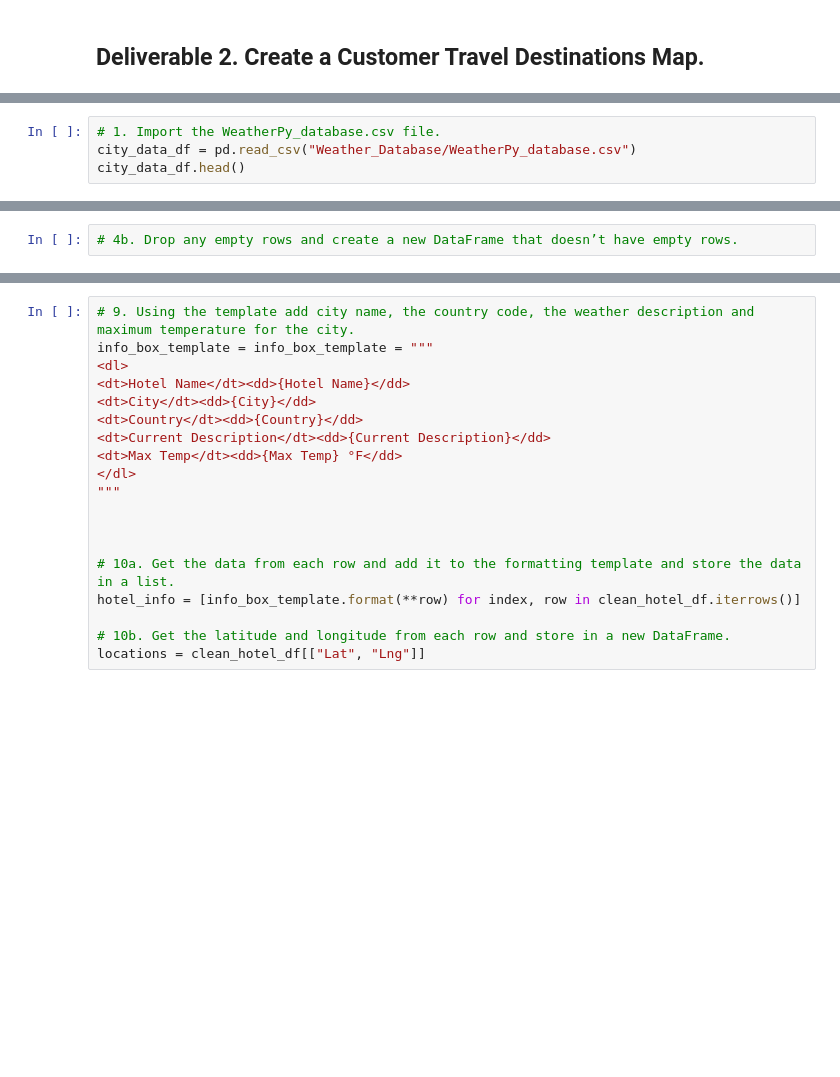
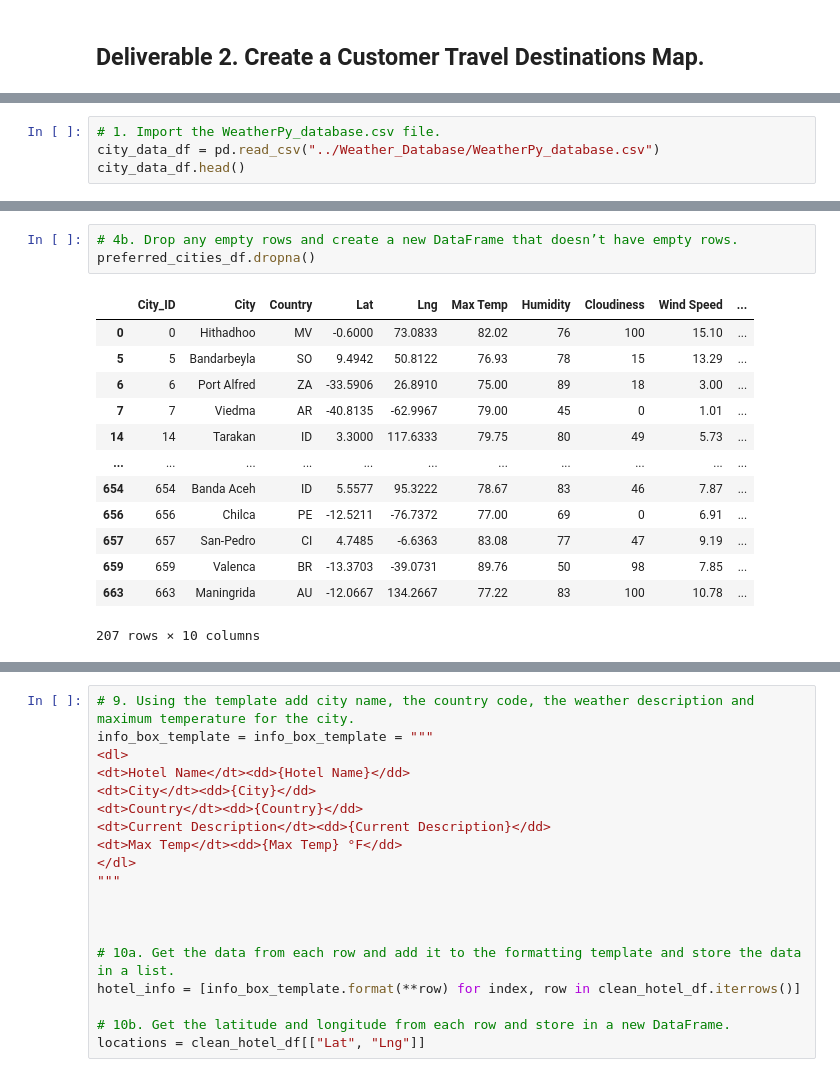
Before and after one commit to timmyclean/World_Weather_Analysis, a Jupyter notebook: Vacation_Search/Vacation_Search_.ipynb, the cells around one changed output, grey strips where cells are left out. Drawn from its saved outputs; the diff is of its cells as text; blank space fills up the shorter version.

```diff
--- a/Vacation_Search/Vacation_Search_.ipynb
+++ b/Vacation_Search/Vacation_Search_.ipynb
@@ -16,4 +18,4 @@ ImportError: cannot import name 'g_key' from 'config' (C:\Users\timmy\World_Weat
 # %%
 # 1. Import the WeatherPy_database.csv file.
-city_data_df = pd.read_csv("Weather_Database/WeatherPy_database.csv")
+city_data_df = pd.read_csv("../Weather_Database/WeatherPy_database.csv")
 city_data_df.head()
@@ -32,4 +68,19 @@ preferred_cities_df.count()
 # %%
 # 4b. Drop any empty rows and create a new DataFrame that doesn’t have empty rows.
+preferred_cities_df.dropna()
+# %% [output]
+|  | City_ID | City | Country | Lat | Lng | Max Temp | Humidity | Cloudiness | Wind Speed | ... |
+| 0 | 0 | Hithadhoo | MV | -0.6000 | 73.0833 | 82.02 | 76 | 100 | 15.10 | ... |
+| 5 | 5 | Bandarbeyla | SO | 9.4942 | 50.8122 | 76.93 | 78 | 15 | 13.29 | ... |
+| 6 | 6 | Port Alfred | ZA | -33.5906 | 26.8910 | 75.00 | 89 | 18 | 3.00 | ... |
+| 7 | 7 | Viedma | AR | -40.8135 | -62.9967 | 79.00 | 45 | 0 | 1.01 | ... |
+| 14 | 14 | Tarakan | ID | 3.3000 | 117.6333 | 79.75 | 80 | 49 | 5.73 | ... |
+| ... | ... | ... | ... | ... | ... | ... | ... | ... | ... | ... |
+| 654 | 654 | Banda Aceh | ID | 5.5577 | 95.3222 | 78.67 | 83 | 46 | 7.87 | ... |
+| 656 | 656 | Chilca | PE | -12.5211 | -76.7372 | 77.00 | 69 | 0 | 6.91 | ... |
+| 657 | 657 | San-Pedro | CI | 4.7485 | -6.6363 | 83.08 | 77 | 47 | 9.19 | ... |
+| 659 | 659 | Valenca | BR | -13.3703 | -39.0731 | 89.76 | 50 | 98 | 7.85 | ... |
+| 663 | 663 | Maningrida | AU | -12.0667 | 134.2667 | 77.22 | 83 | 100 | 10.78 | ... |
+207 rows × 10 columns
 # %%
 # 5a. Create DataFrame called hotel_df to store hotel names along with city, country, max temp, and coordinates.
```
Also changed, not shown: parts of 12 cells of this notebook, 3 other files.
